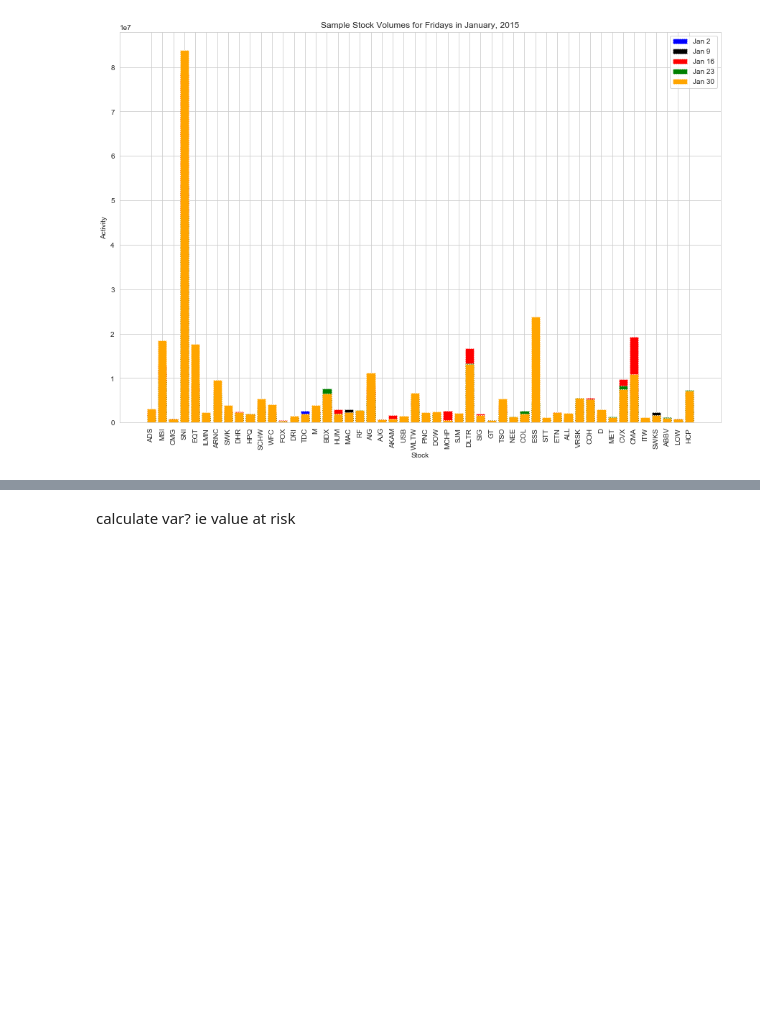
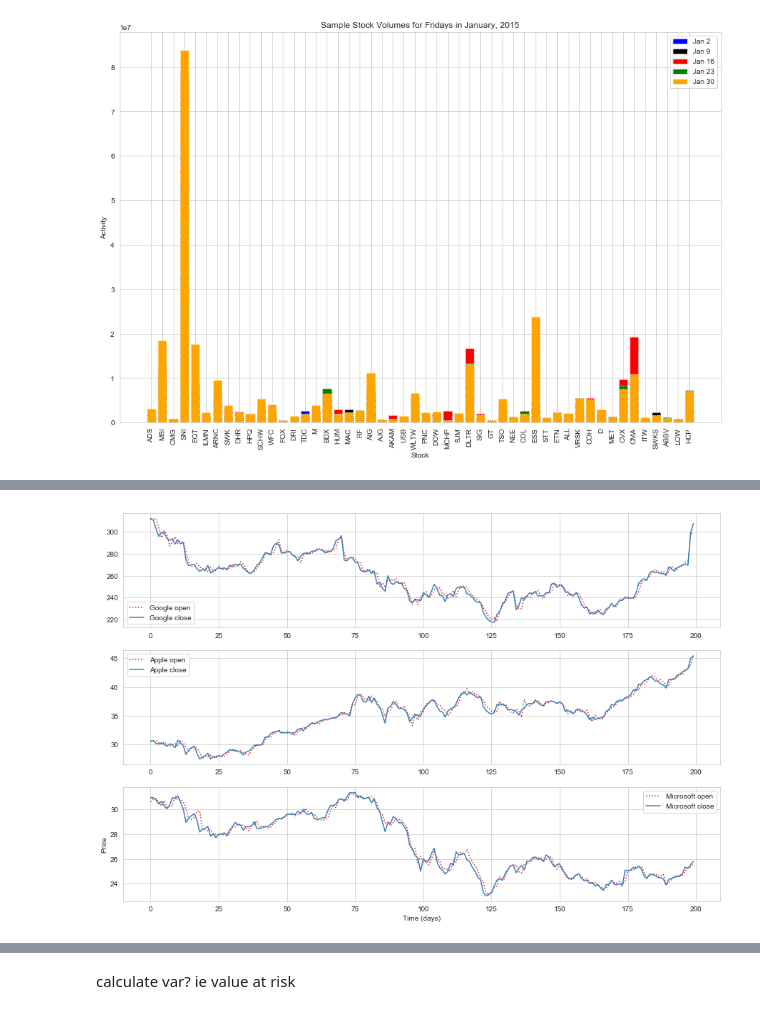
Before and after one commit to MissAle17/dsc-4-final-project-online-ds-sp-000, a Jupyter notebook: student.ipynb, the cells around one changed output, grey strips where cells are left out. Cells and saved outputs as stored; diff of their text form; code cells hidden in the pictures; blank space fills up the shorter version.

```diff
--- a/student.ipynb
+++ b/student.ipynb
@@ -281 +277,26 @@ msft
+# %%
+#tickers: goog, aapl, msft
+#Truncacted to the first 200 days for clearer visual
+plt.figure(figsize=(15, 10));
+plt.title('Stock Open Vs. Close')
+plt.subplot(3,1,1)
+plt.plot(df[df.symbol == 'GOOG'].open.values[:200],linestyle = ':', label='Google open')
+plt.plot(df[df.symbol == 'GOOG'].close.values[:200],linestyle = '-', label='Google close')
+plt.legend(loc='best')
+plt.subplot(3,1,2)
+plt.plot(df[df.symbol == 'AAPL'].open.values[:200],linestyle = ':', label='Apple open')
+plt.plot(df[df.symbol == 'AAPL'].close.values[:200],linestyle = '-', label='Apple close')
+plt.legend(loc='best')
+plt.subplot(3,1,3)
+plt.plot(df[df.symbol == 'MSFT'].open.values[:200],linestyle = ':', label='Microsoft open')
+plt.plot(df[df.symbol == 'MSFT'].close.values[:200],linestyle = '-', label='Microsoft close')
+plt.legend(loc='best')
+
+
+plt.xlabel('Time (days)')
+plt.ylabel('Price')
+
+plt.show()
+# %% [output]
+[figure, added]
 # %%
```
Also changed, not shown: parts of 8 cells of this notebook.
